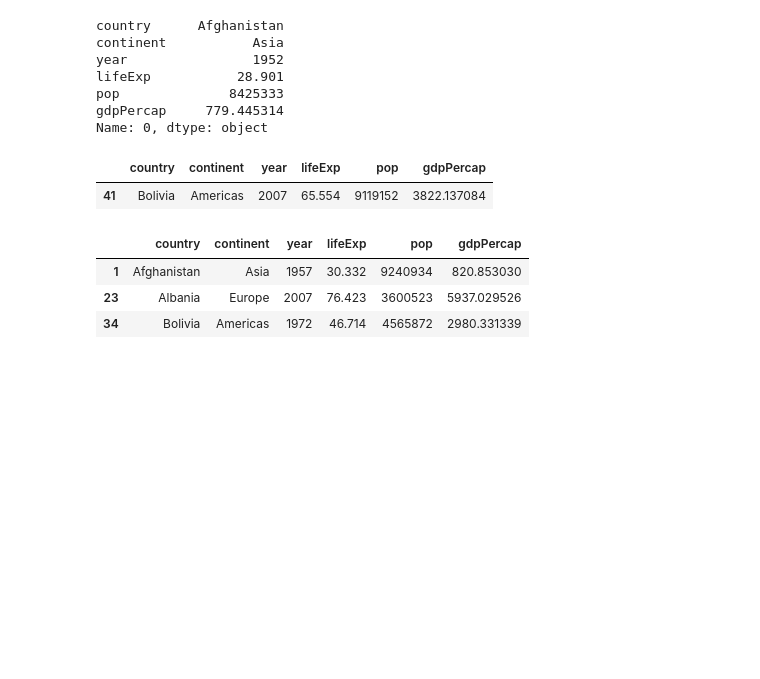
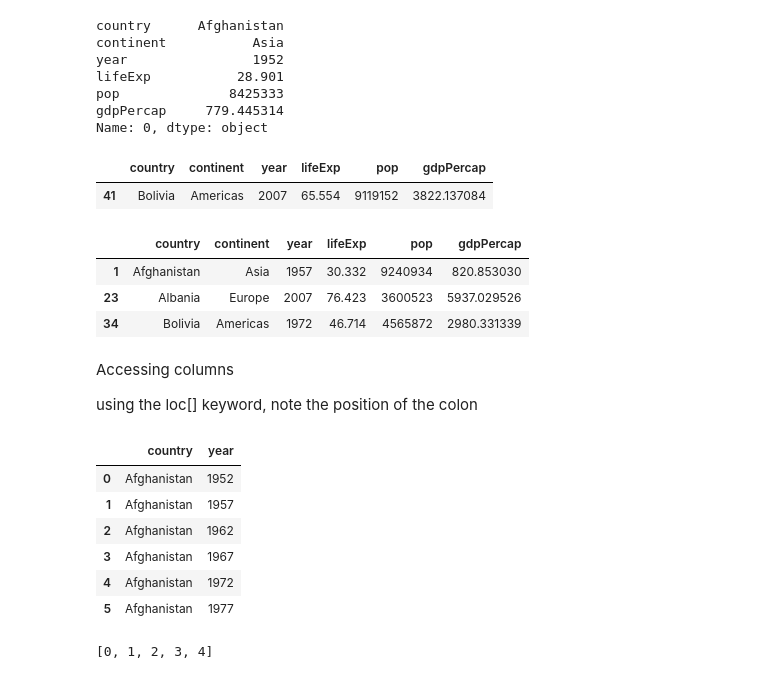
Before and after one commit to Data-Science-UCU-Chapter/KATUMBA-HARRY, a Jupyter notebook: first.ipynb, the cells around one changed output. Cells and saved outputs as stored; diff of their text form; code cells hidden in the pictures; blank space fills up the shorter version.

```diff
--- a/first.ipynb
+++ b/first.ipynb
@@ -155,3 +155,24 @@ df.loc[[1,23,34]]
 | 1 | Afghanistan | Asia | 1957 | 30.332 | 9240934 | 820.853030 |
 | 23 | Albania | Europe | 2007 | 76.423 | 3600523 | 5937.029526 |
 | 34 | Bolivia | Americas | 1972 | 46.714 | 4565872 | 2980.331339 |
+# %% [markdown]
+Accessing columns
+
+
+using the loc[] keyword, note the position of the colon
+# %%
+cols = df.loc[:,['country','year']]
+cols.head(6)
+# %% [output]
+|  | country | year |
+| 0 | Afghanistan | 1952 |
+| 1 | Afghanistan | 1957 |
+| 2 | Afghanistan | 1962 |
+| 3 | Afghanistan | 1967 |
+| 4 | Afghanistan | 1972 |
+| 5 | Afghanistan | 1977 |
+# %%
+range1 = list(range(5))
+range1
+# %% [output]
+[0, 1, 2, 3, 4]
```
